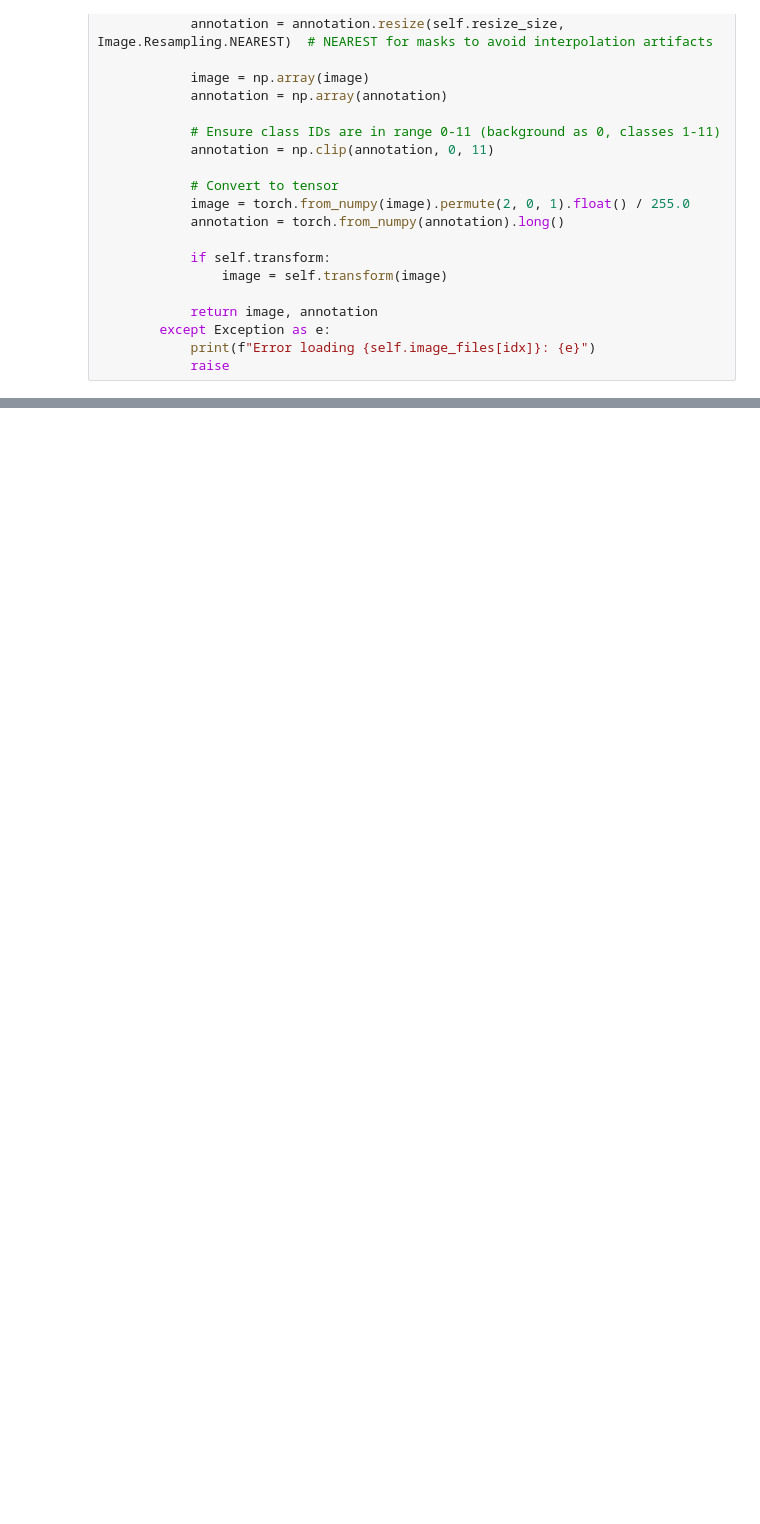
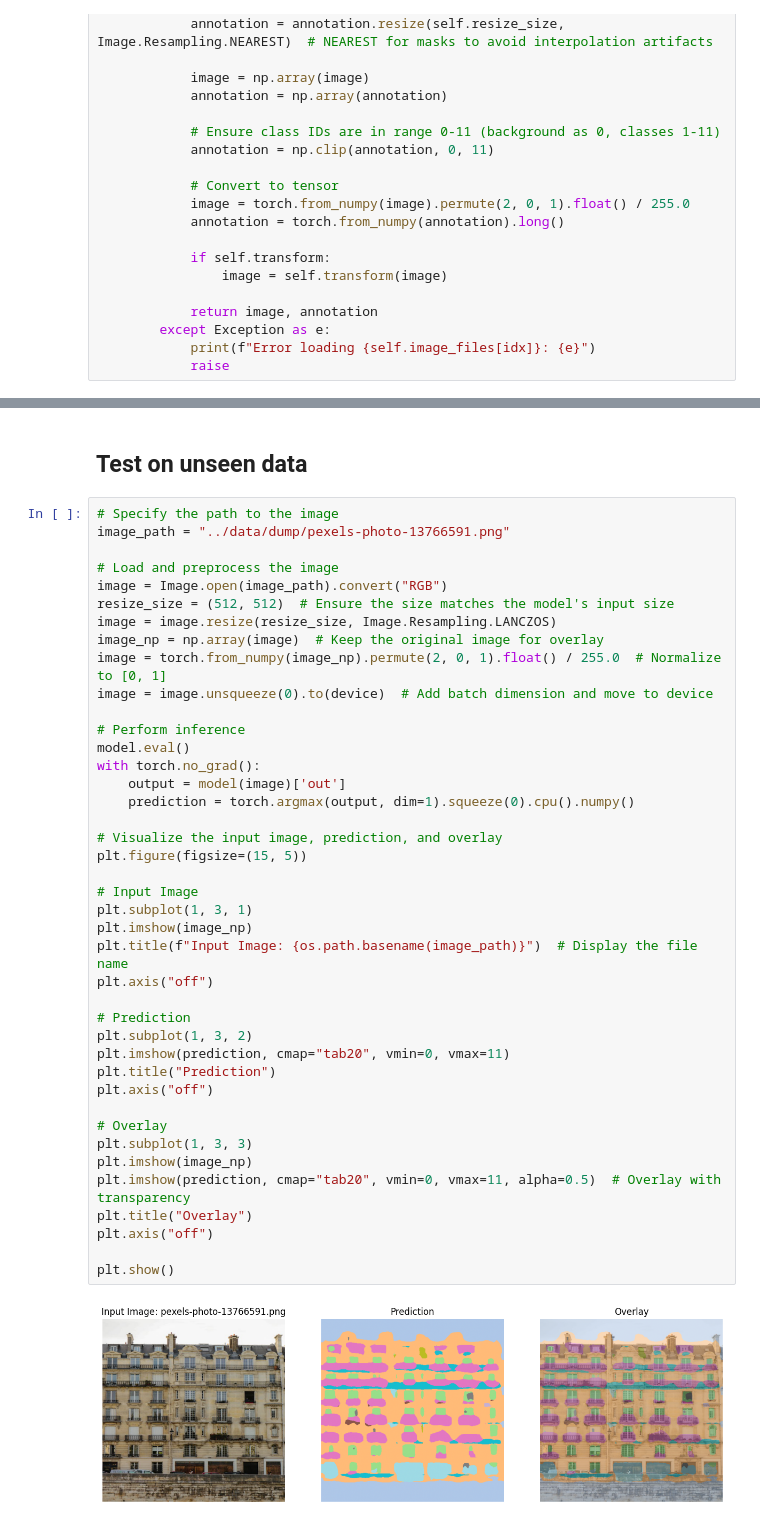
Before and after one commit to Appohh/facade-analysis-ai, a Jupyter notebook: notebooks/DeepLabv3.ipynb, the cells around one changed output, grey strips where cells are left out. Saved outputs shown, nothing was run; the diff lists cells and outputs as text; blank space fills up the shorter version.

```diff
--- a/notebooks/DeepLabv3.ipynb
+++ b/notebooks/DeepLabv3.ipynb
@@ -256,0 +280,45 @@ if __name__ == "__main__":
+# %% [markdown]
+## Test on unseen data
+# %%
+# Specify the path to the image
+image_path = "../data/dump/pexels-photo-13766591.png"
+
+# Load and preprocess the image
+image = Image.open(image_path).convert("RGB")
+resize_size = (512, 512)  # Ensure the size matches the model's input size
+image = image.resize(resize_size, Image.Resampling.LANCZOS)
+image_np = np.array(image)  # Keep the original image for overlay
+image = torch.from_numpy(image_np).permute(2, 0, 1).float() / 255.0  # Normalize to [0, 1]
+image = image.unsqueeze(0).to(device)  # Add batch dimension and move to device
+
+# Perform inference
+model.eval()
+with torch.no_grad():
+    output = model(image)['out']
+    prediction = torch.argmax(output, dim=1).squeeze(0).cpu().numpy()
+
+# Visualize the input image, prediction, and overlay
+plt.figure(figsize=(15, 5))
+
+# Input Image
+plt.subplot(1, 3, 1)
+plt.imshow(image_np)
+plt.title(f"Input Image: {os.path.basename(image_path)}")  # Display the file name
+plt.axis("off")
+
+# Prediction
+plt.subplot(1, 3, 2)
+plt.imshow(prediction, cmap="tab20", vmin=0, vmax=11)
+plt.title("Prediction")
+plt.axis("off")
+
+# Overlay
+plt.subplot(1, 3, 3)
+plt.imshow(image_np)
+plt.imshow(prediction, cmap="tab20", vmin=0, vmax=11, alpha=0.5)  # Overlay with transparency
+plt.title("Overlay")
+plt.axis("off")
+
+plt.show()
+# %% [output]
+[figure, added]
```
Also changed, not shown: parts of 6 cells of this notebook, 1 other file.
